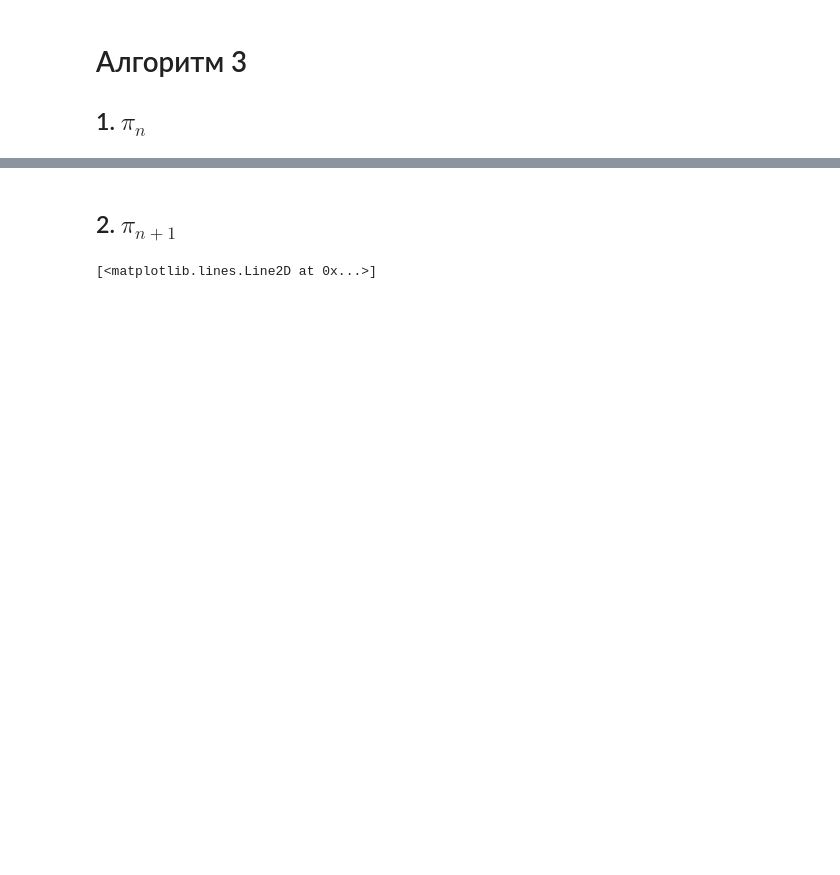
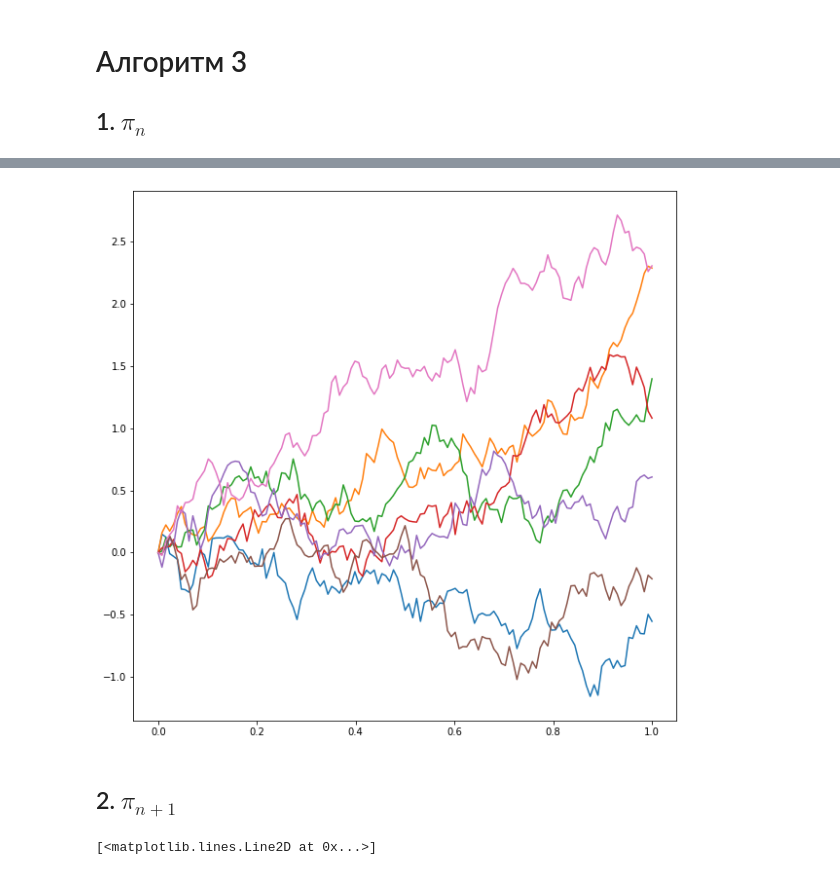
Before and after one commit to gamble27/random-processes, a Jupyter notebook: dz_1.ipynb, the cells around one changed output, grey strips where cells are left out. Cells and saved outputs as stored; diff of their text form; code cells hidden in the pictures; blank space fills up the shorter version.

```diff
--- a/dz_1.ipynb
+++ b/dz_1.ipynb
@@ -46,3 +26,12 @@ Text(0.5, 1.0, 'm = 2^7')
+# %%
+fig, ax = plt.subplots(figsize=(10,10))
+for _ in range(7):
+    Wt = np.cumsum(np.append(0,np.random.randn(t.shape[0]-1))) / np.sqrt(m)
+    ax.plot(t,Wt)
+
+fig.show()
+# %% [output]
+[figure, added]
 # %% [markdown]
 ## 2. $\pi_{n+1}$
 # %%
```
Also changed, not shown: parts of 4 cells of this notebook.
